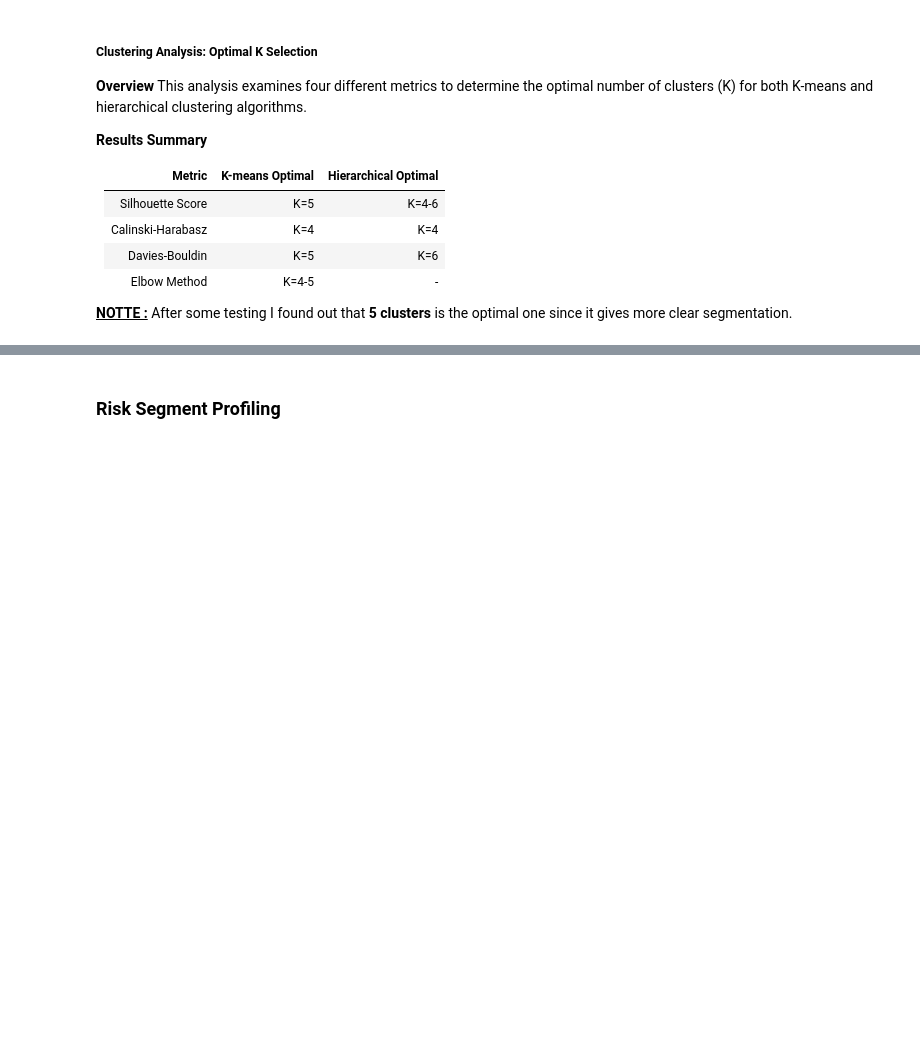
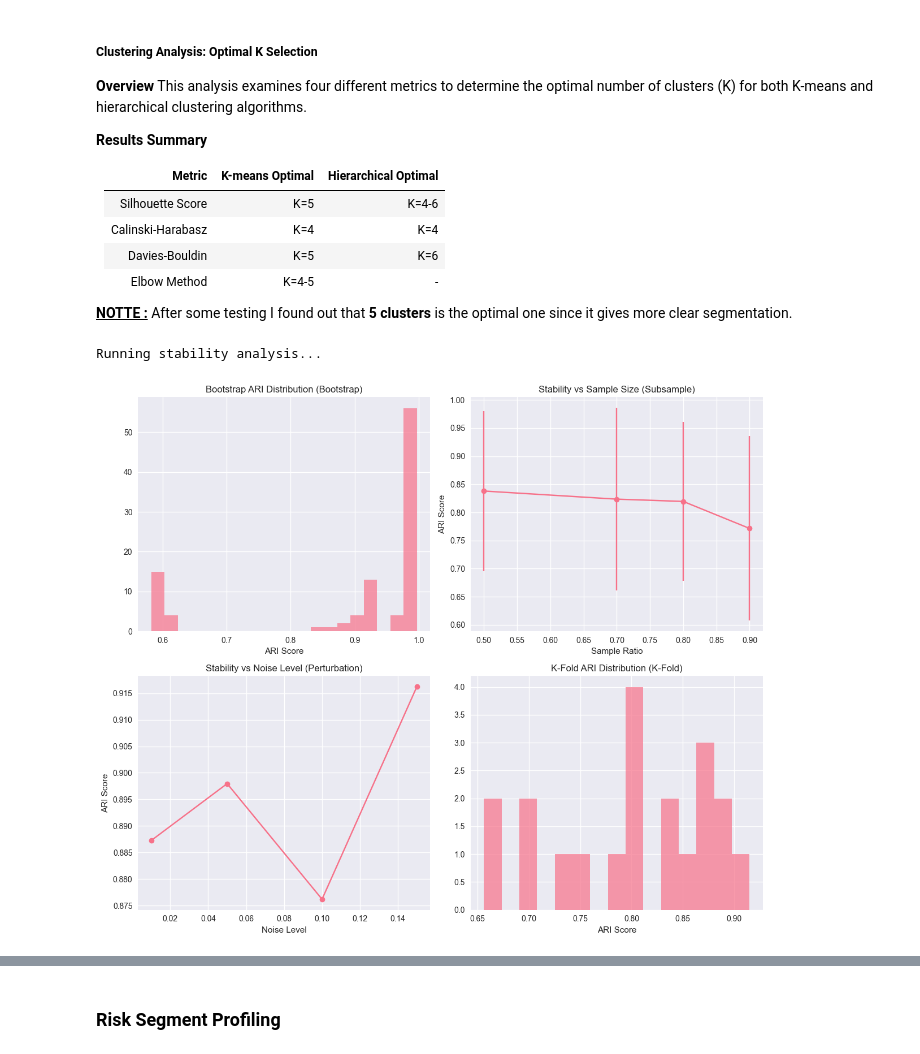
Before and after one commit to ehicham95/credit_card_insurance_use, a Jupyter notebook: credit_card_users_segmentation.ipynb, the cells around one changed output, grey strips where cells are left out. Saved outputs shown, nothing was run; the diff lists cells and outputs as text; code cells hidden in the pictures; blank space fills up the shorter version.

```diff
--- a/credit_card_users_segmentation.ipynb
+++ b/credit_card_users_segmentation.ipynb
@@ -415,3 +484,19 @@ This analysis examines four different metrics to determine the optimal number of
 optimal_k = 5
 kmeans = KMeans(n_clusters=optimal_k, random_state=42, n_init=10)
 cluster_labels = kmeans.fit_predict(X_scaled)
+# %%
+import importlib
+import utils.cluster_validator  # Module to reload
+
+importlib.reload(utils.cluster_validator)
+from utils.cluster_validator import ClusterStabilityValidator
+
+# Restore validator setup
+validator = ClusterStabilityValidator(KMeans, n_clusters=5)
+stability_report = validator.stability_report(X_scaled)
+# %% [output]
+Running stability analysis...
+# %%
+validator.plot_stability_trends()
+# %% [output]
+[figure, added]
```
Also changed, not shown: parts of 34 cells of this notebook, 3 other files.
